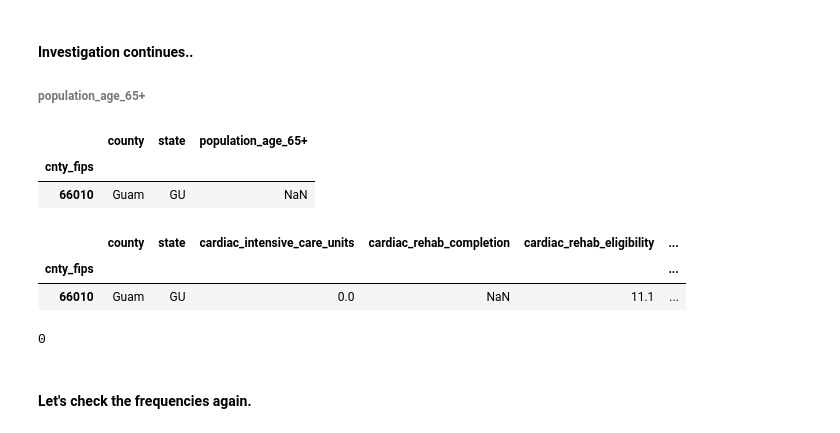
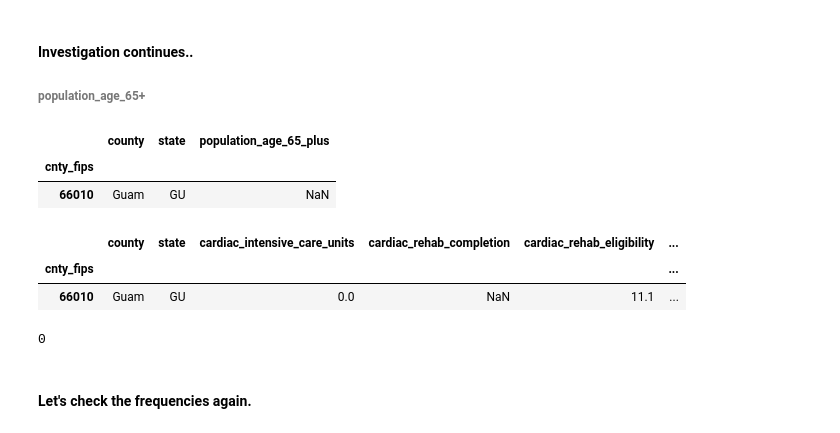
Before and after one commit to batolagbe1/DS4A_Data-Science_Project, a Jupyter notebook: Data_Cleaning.ipynb, the cells around one changed output. Saved outputs shown, nothing was run; the diff lists cells and outputs as text; code cells hidden in the pictures.

```diff
--- a/Data_Cleaning.ipynb
+++ b/Data_Cleaning.ipynb
@@ -94,7 +94,7 @@ replace_dict = {'HEALTHCARE (Cardiac Intensive Care Units)': "cardiac_intensive_
                 'HEALTHCARE (Cholesterol Screening)': "cholesterol_screen",
                 'HEALTHCARE (Cholesterol-Lowering Medication - Nonadherence - All race': "cholesterol_medication",
                 'HEALTHCARE (CVD Physicians)': "no_of_cvd_physicians",
-                'HEALTHCARE (Emergency Services Centers)': "no_of_emercency_centers",
+                'HEALTHCARE (Emergency Services Centers)': "no_of_emergency_centers",
                 'HEALTHCARE (Hospitals #)': "no_of_hospitals",
                 'HEALTHCARE (Insurance Status)': "insurance_status",
                 'HEALTHCARE (Neurological Services)': "neuro_services_avail",
@@ -108,7 +108,7 @@ replace_dict = {'HEALTHCARE (Cardiac Intensive Care Units)': "cardiac_intensive_
                 'RISK (Obesity)': "obesity",
                 'RISK (SMOKING)': "smoking",
                 'SOCIAL (Air Quality PM2.5 Level)': "air_quality",
-                'SOCIAL (Demo. Aged 65 and Older)': "population_age_65+",
+                'SOCIAL (Demo. Aged 65 and Older)': "population_age_65_plus",
                 'SOCIAL (Demo. American Indian or Alaska Native)': "population_indians",
                 'SOCIAL (Demo. Asian or Native Hawaiian or Other Pacific Island)': "population_asian",
                 'SOCIAL (Demo. Black)': "population_black",
@@ -122,6 +122,7 @@ replace_dict = {'HEALTHCARE (Cardiac Intensive Care Units)': "cardiac_intensive_
                 'SOCIAL (Unemployment Rate)': "unemployment_rate",
                 'SOCIAL (Urban - Rural Status)': "urban_rural_class",
                 'Heart Disease Prevalence': "prevalence",
+                'HEALTHCARE COSTS - Total Cost Per Capita Amongst MedicAid Beneficiarie' : "total_healthcare_cost_per_capita",
                }
 len(replace_dict)
 # %% [output]
@@ -129,6 +130,6 @@ len(replace_dict)
 # %%
-df1.rename(columns = replace_dict, inplace=True)
-df1.index
+df.rename(columns = replace_dict, inplace=True)
+df.index
 # %% [output]
 Int64Index([ 2013,  2016,  2020,  2050,  2060,  2068,  2070,  2090,  2100,
              2105,
@@ -159,3 +162,5 @@ dtype: object
+# %%
+df1 = df.replace(-1, np.nan)
 # %% [markdown]
 ### Removing Missing Data
 # %%
@@ -168,10 +175,10 @@ As shown above, if we simply dropped all the  NaNs in the dataset, we would have
 # %% [markdown]
 ### Estimating number of missing rows
 # %%
-df1 = df1.replace(-1, np.nan)
-missing_df = df1.isna().sum().to_frame()
+num_rows, no_cols = df1.shape
+missing_df = df.isna().sum().to_frame()
 missing_df.columns = ["count"]
-missing_df["percent"] = round((missing_df["count"]/3226)*100, 2)
+missing_df["percent"] = round((missing_df["count"]/num_rows)*100, 2)
 missing_df = missing_df.sort_values("percent", ascending = True)
 missing_df
 # %% [output]
@@ -340,24 +346,24 @@ estimate_missing_rows(df1)
 
 ###### population_age_65+
 # %%
-dfx = df1[["county", "state", "population_age_65+"]]
-display(dfx[dfx["population_age_65+"].isna() == True])
+dfx = df1[["county", "state", "population_age_65_plus"]]
+display(dfx[dfx["population_age_65_plus"].isna() == True])
 
 # We also check to confirm that this counties/states have no values for all the columns.
 
 display(df1[df1["county"] == "Guam"])
 
 
 # Since each of these counties have missing data for most of the columns, we drop these counties.
 # Dropping both counties..
 df1 = df1.drop([66010])
 
 # check to see that these counties have been dropped..
-df1["population_age_65+"].isna().sum()
+df1["population_age_65_plus"].isna().sum()
 
 # Output is 0. Good!
 # %% [output]
-|  | county | state | population_age_65+ |
+|  | county | state | population_age_65_plus |
 | cnty_fips |  |  |  |
 | 66010 | Guam | GU | NaN |
 |  | county | state | cardiac_intensive_care_units | cardiac_rehab_completion | cardiac_rehab_eligibility | ... |
```
Also changed, not shown: parts of 30 cells of this notebook, 4 other files.
